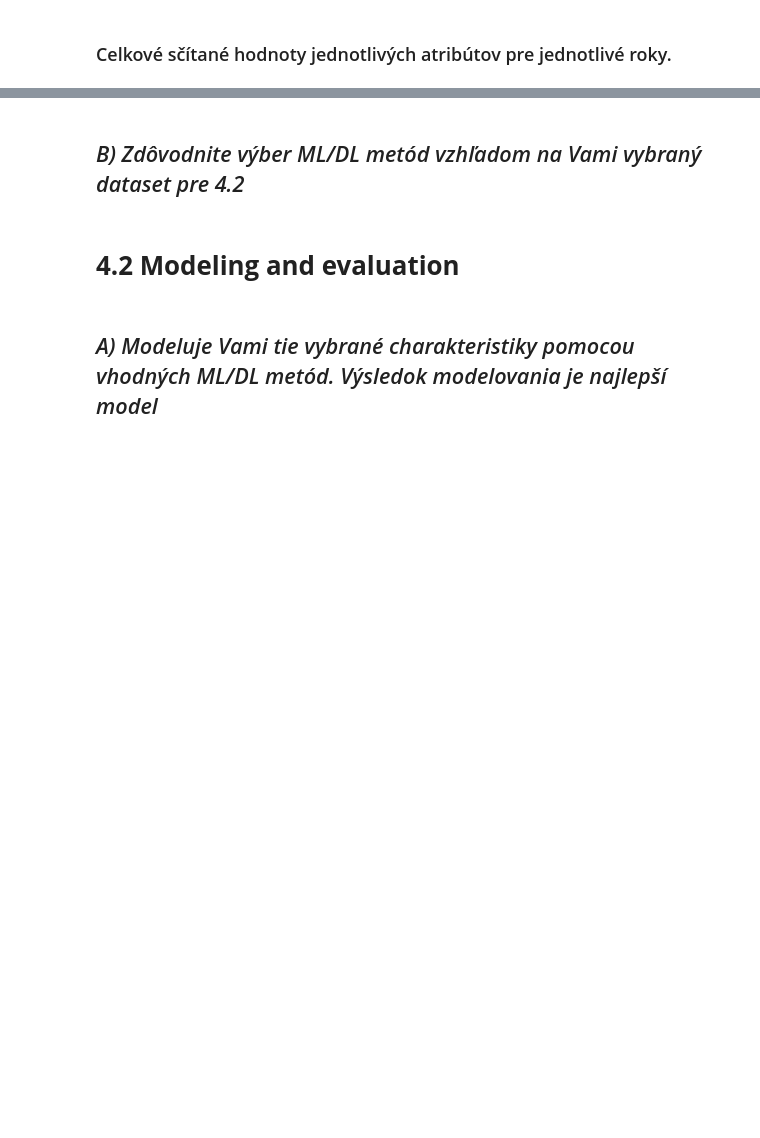
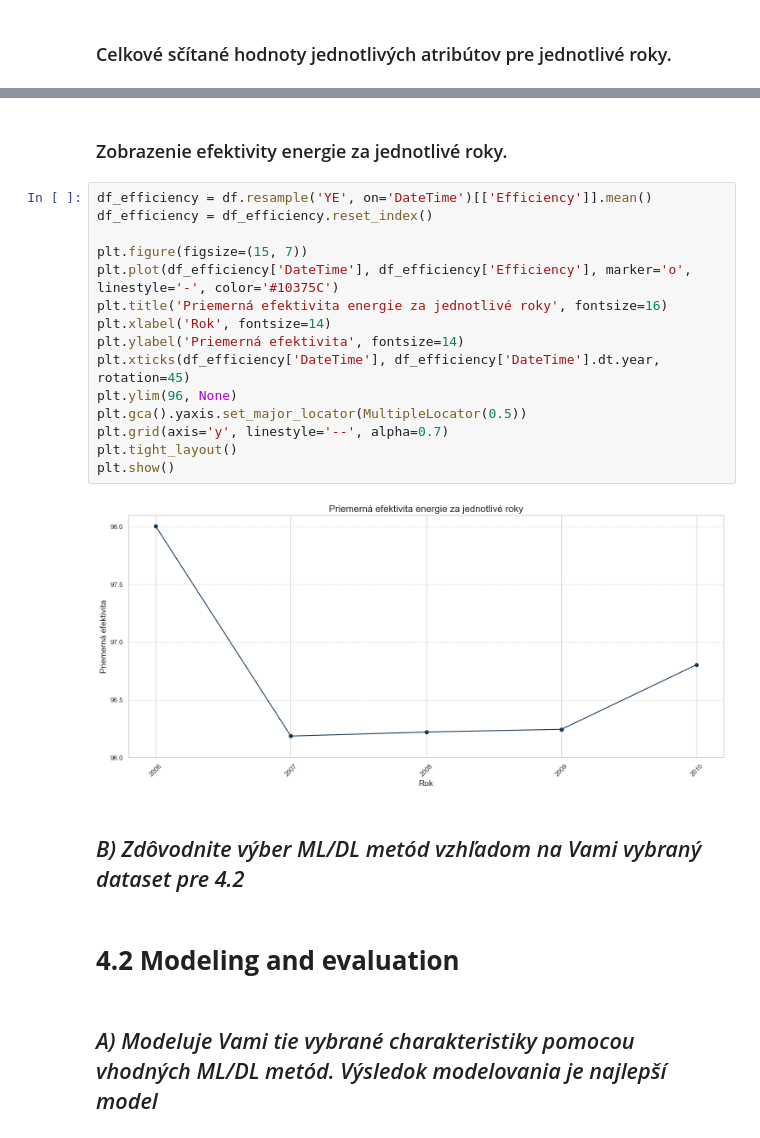
Before and after one commit to Mmathieus/IAU-project, a Jupyter notebook: quest.ipynb, the cells around one changed output, grey strips where cells are left out. Cells and saved outputs as stored; diff of their text form; blank space fills up the shorter version.

Commit message:
EDA pridanie efektivity

```diff
--- a/quest.ipynb
+++ b/quest.ipynb
@@ -301,3 +291,23 @@ df.resample('YE', on='DateTime').sum().astype(int)
+# %% [markdown]
+#
+### Zobrazenie efektivity energie za jednotlivé roky.
+# %%
+df_efficiency = df.resample('YE', on='DateTime')[['Efficiency']].mean()
+df_efficiency = df_efficiency.reset_index()
+
+plt.figure(figsize=(15, 7))
+plt.plot(df_efficiency['DateTime'], df_efficiency['Efficiency'], marker='o', linestyle='-', color='#10375C')
+plt.title('Priemerná efektivita energie za jednotlivé roky', fontsize=16)
+plt.xlabel('Rok', fontsize=14)
+plt.ylabel('Priemerná efektivita', fontsize=14)
+plt.xticks(df_efficiency['DateTime'], df_efficiency['DateTime'].dt.year, rotation=45)
+plt.ylim(96, None)
+plt.gca().yaxis.set_major_locator(MultipleLocator(0.5))
+plt.grid(axis='y', linestyle='--', alpha=0.7)
+plt.tight_layout()
+plt.show()
+# %% [output]
+[figure, added]
 # %% [markdown]
 #
 ## *B) Zdôvodnite výber ML/DL metód vzhľadom na Vami vybraný dataset pre 4.2*
```
Also changed, not shown: parts of 6 cells of this notebook.
